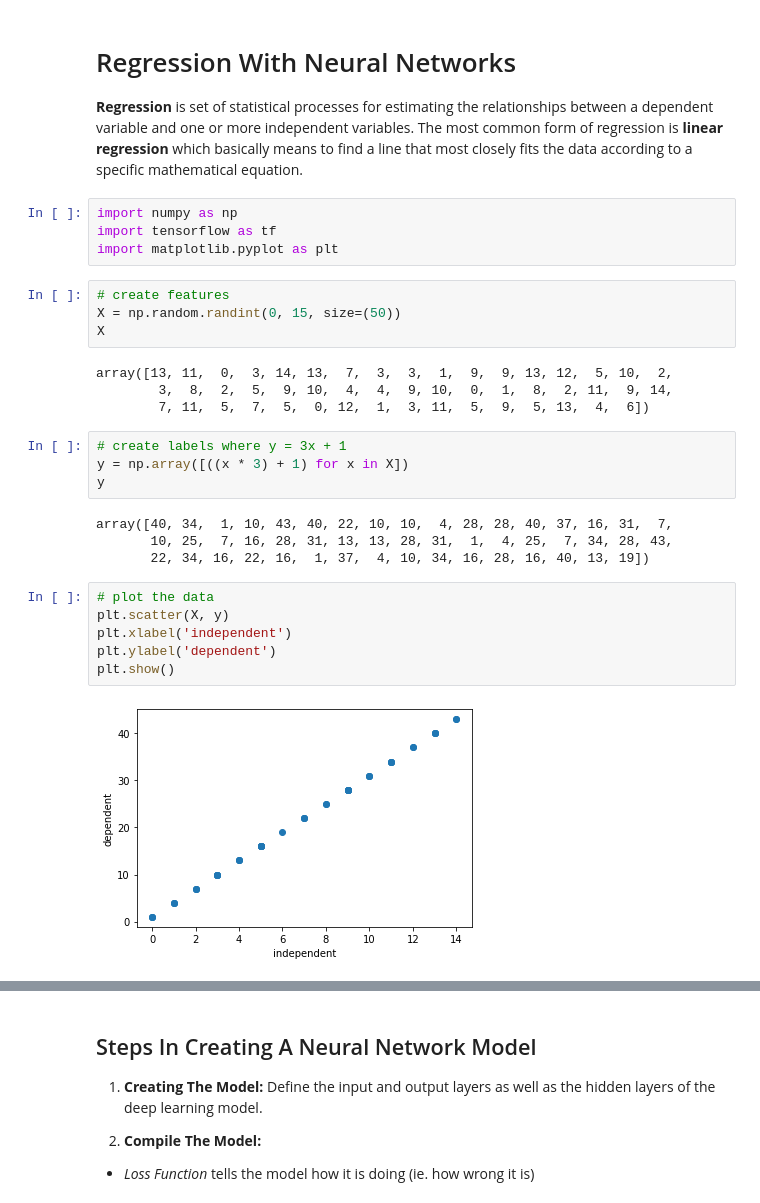
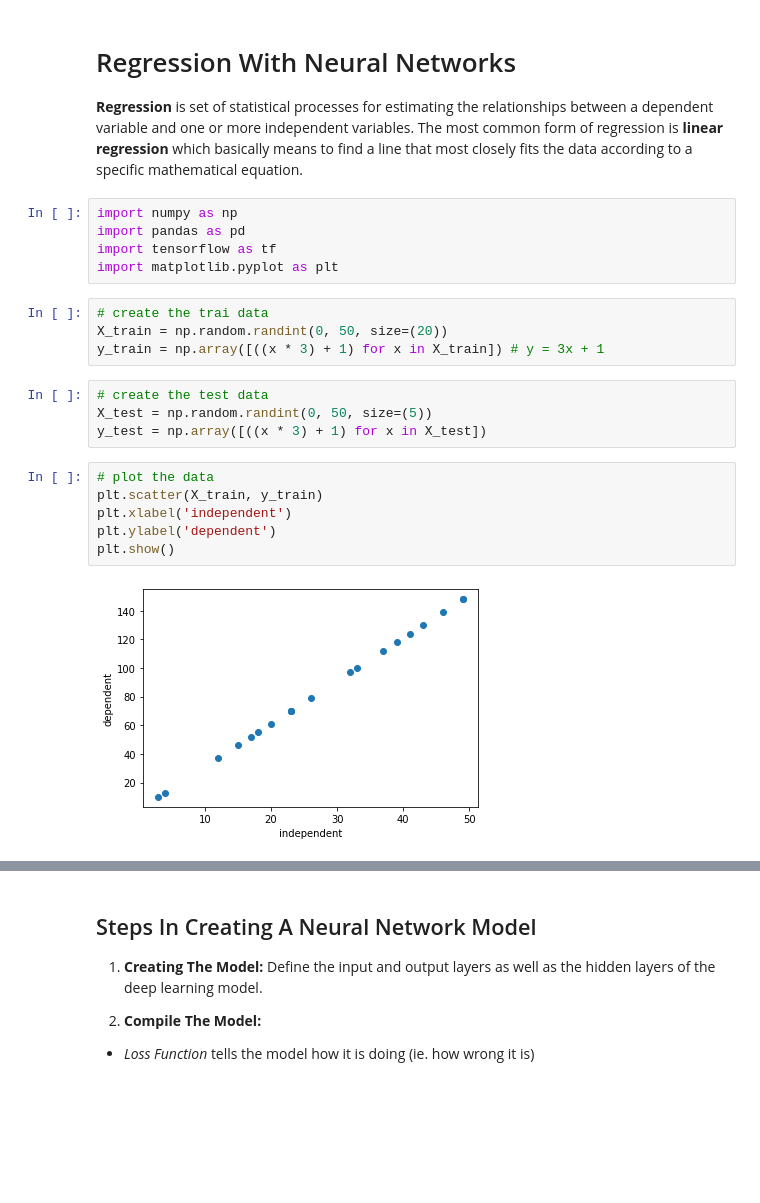
Before and after one commit to enigma6174/tensorflow-learn, a Jupyter notebook: regression/introduction_to_regression.ipynb, the cells around one changed output, grey strips where cells are left out. Cells and saved outputs as stored; diff of their text form; blank space fills up the shorter version.

```diff
--- a/regression/introduction_to_regression.ipynb
+++ b/regression/introduction_to_regression.ipynb
@@ -6,29 +6,22 @@
 **Regression** is set of statistical processes for estimating the relationships between a dependent variable and one or more independent variables. The most common form of regression is **linear regression** which basically means to find a line that most closely fits the data according to a specific mathematical equation.
 # %%
 import numpy as np
+import pandas as pd
 import tensorflow as tf
 import matplotlib.pyplot as plt
-# %%
-# create features
-X = np.random.randint(0, 15, size=(50))
-X
-# %% [output]
-array([13, 11,  0,  3, 14, 13,  7,  3,  3,  1,  9,  9, 13, 12,  5, 10,  2,
-        3,  8,  2,  5,  9, 10,  4,  4,  9, 10,  0,  1,  8,  2, 11,  9, 14,
-        7, 11,  5,  7,  5,  0, 12,  1,  3, 11,  5,  9,  5, 13,  4,  6])
 # %%
-# create labels where y = 3x + 1
-y = np.array([((x * 3) + 1) for x in X])
-y
+# create the trai data
+X_train = np.random.randint(0, 50, size=(20))
+y_train = np.array([((x * 3) + 1) for x in X_train]) # y = 3x + 1
-# %% [output]
-array([40, 34,  1, 10, 43, 40, 22, 10, 10,  4, 28, 28, 40, 37, 16, 31,  7,
-       10, 25,  7, 16, 28, 31, 13, 13, 28, 31,  1,  4, 25,  7, 34, 28, 43,
-       22, 34, 16, 22, 16,  1, 37,  4, 10, 34, 16, 28, 16, 40, 13, 19])
+# %%
+# create the test data
+X_test = np.random.randint(0, 50, size=(5))
+y_test = np.array([((x * 3) + 1) for x in X_test])
 # %%
 # plot the data
-plt.scatter(X, y)
+plt.scatter(X_train, y_train)
 plt.xlabel('independent')
 plt.ylabel('dependent')
 plt.show()
 # %% [output]
-[figure, old version]
+[figure, new version]
```
Also changed, not shown: parts of 58 cells of this notebook.
